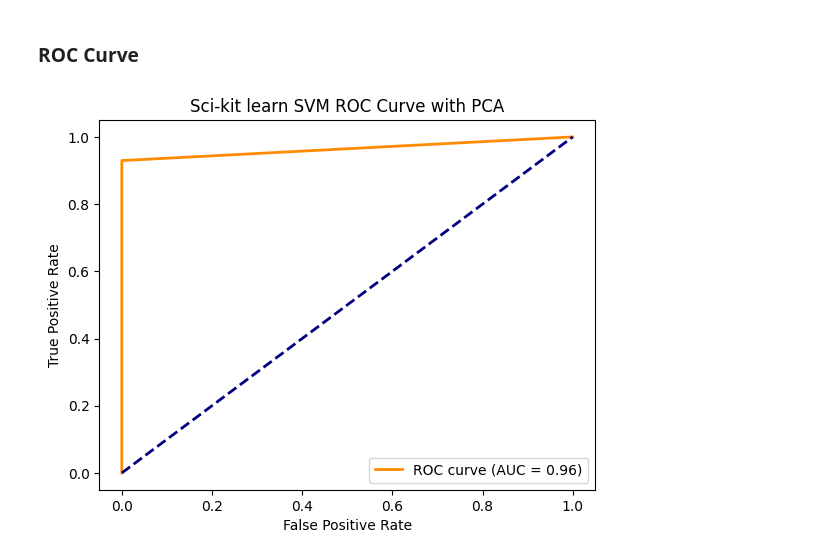
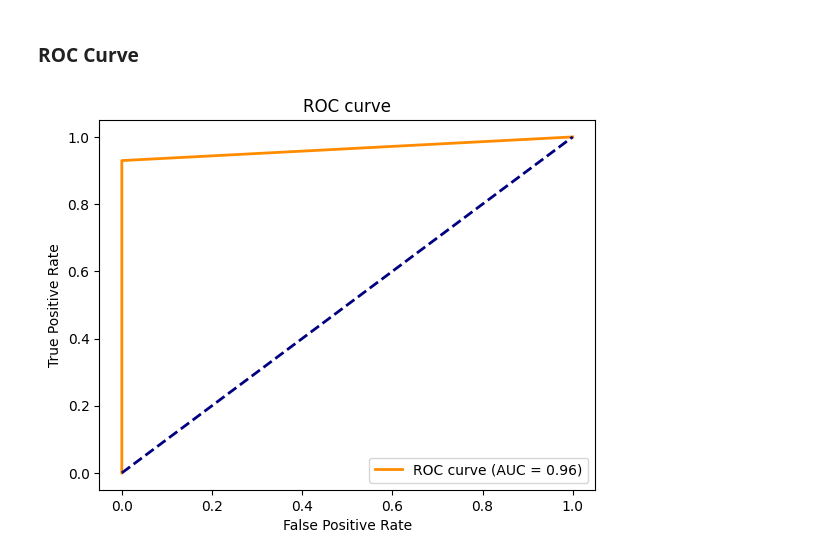
Before and after one commit to Samashi47/Multi-Layer-Perceptron, a Jupyter notebook: perceptron.ipynb, the cells around one changed output. Drawn from its saved outputs; the diff is of its cells as text; code cells hidden in the pictures.

```diff
--- a/perceptron.ipynb
+++ b/perceptron.ipynb
@@ -47,15 +72,15 @@ plt.show()
 # %%
 # Calculer FP ratio, TP ratio
 fpr, tpr, thresholds = roc_curve(y_test, y_pred)
 roc_auc = auc(fpr, tpr)
 
 plt.figure()
 plt.plot(fpr, tpr, color='darkorange', lw=2, label='ROC curve (AUC = %0.2f)' % roc_auc)
 plt.plot([0, 1], [0, 1], color='navy', lw=2, linestyle='--')  # Random guess line
 plt.xlabel('False Positive Rate')
 plt.ylabel('True Positive Rate')
-plt.title('Sci-kit learn SVM ROC Curve with PCA')
+plt.title('ROC curve')
 plt.legend(loc='lower right')
 plt.show()
 # %% [output]
-[figure, old version]
+[figure, new version]
```
Also changed, not shown: parts of 2 cells of this notebook, 2 other files.
